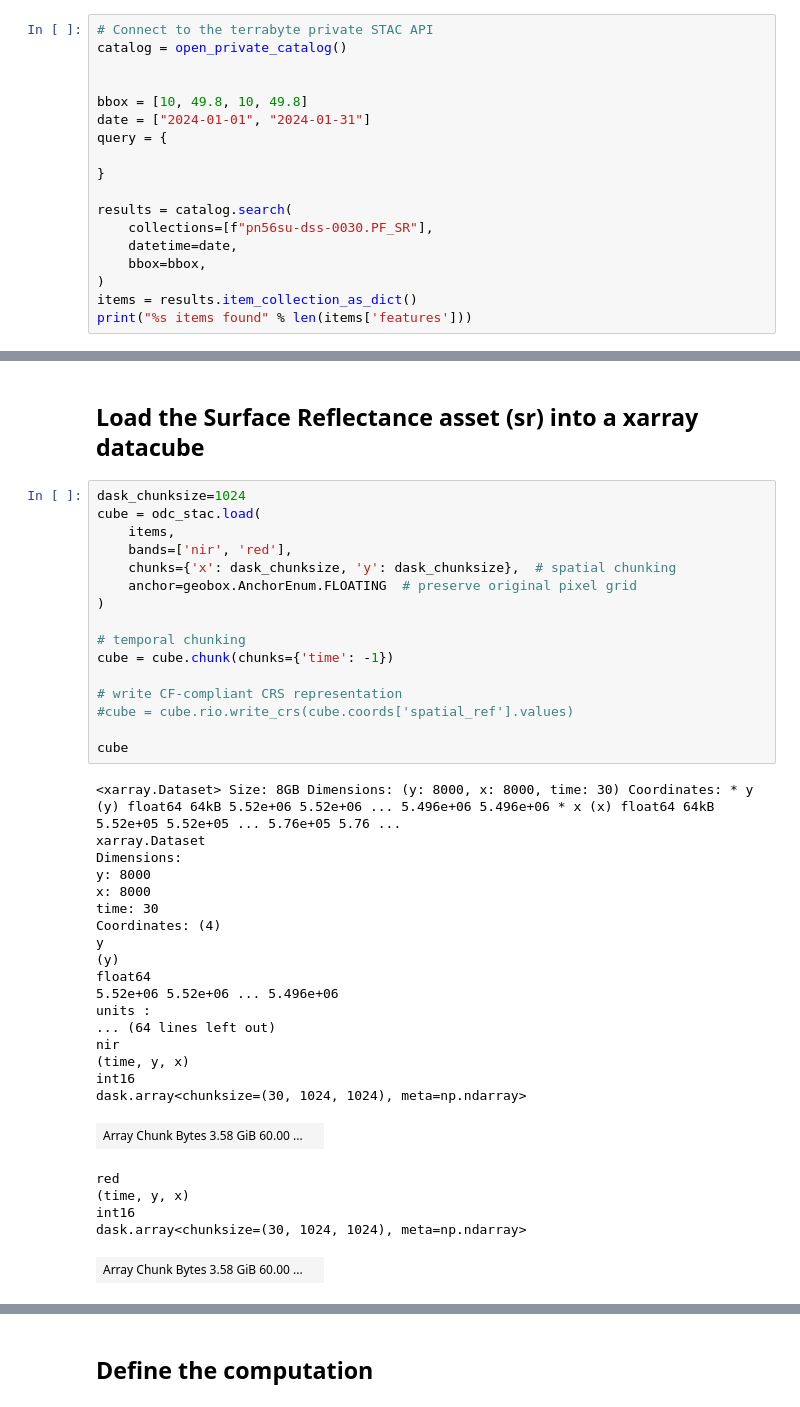
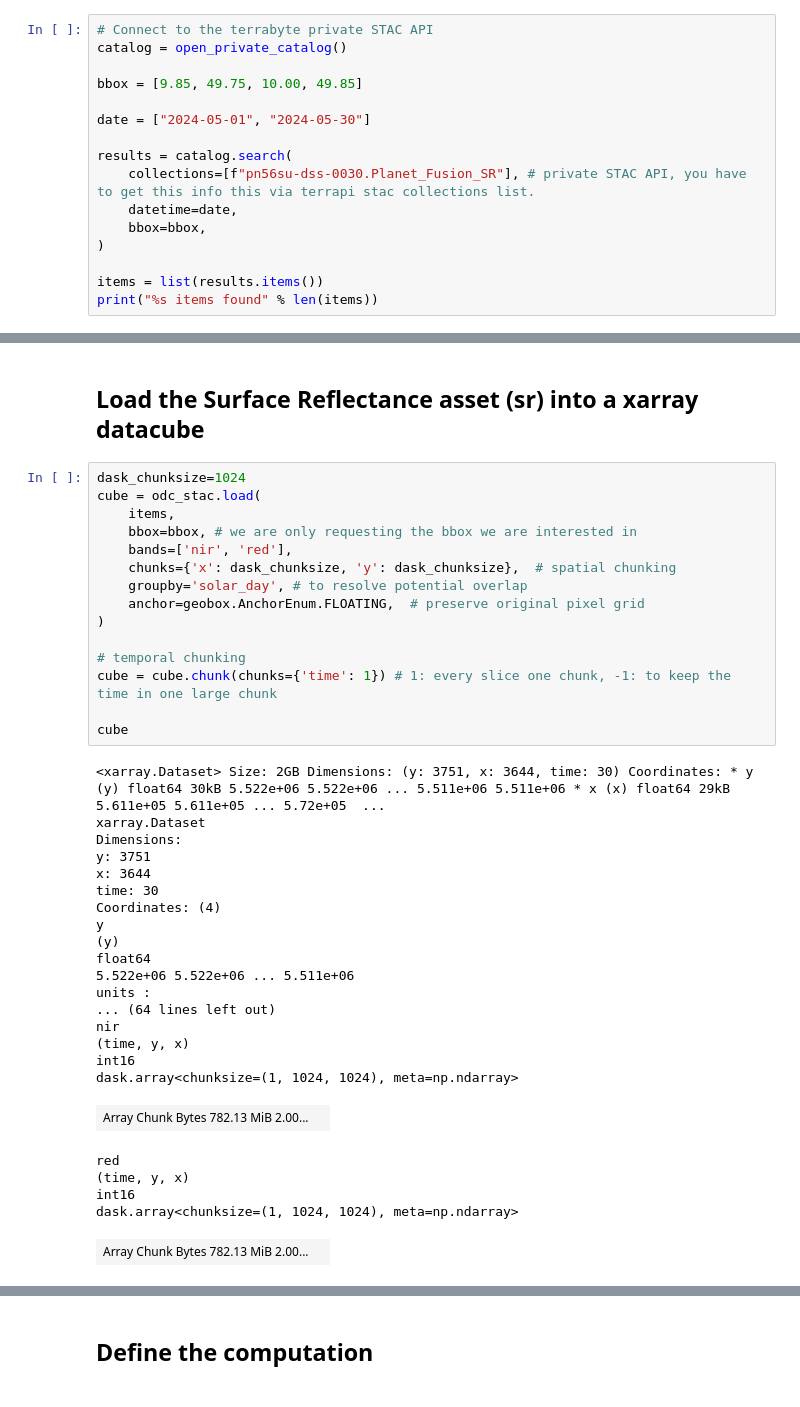
Before and after one commit to DLR-terrabyte/eo-examples, a Jupyter notebook: datasets/planet_fusion.ipynb, the cells around one changed output, grey strips where cells are left out. Cells and saved outputs as stored; diff of their text form.

```diff
--- a/datasets/planet_fusion.ipynb
+++ b/datasets/planet_fusion.ipynb
@@ -21,18 +31,16 @@ from terrapi.client.stac import open_private_catalog
 # Connect to the terrabyte private STAC API
 catalog = open_private_catalog()
 
+bbox = [9.85, 49.75, 10.00, 49.85]
 
-bbox = [10, 49.8, 10, 49.8]
-date = ["2024-01-01", "2024-01-31"]
-query = {
-
-}
+date = ["2024-05-01", "2024-05-30"]
 
 results = catalog.search(
-    collections=[f"pn56su-dss-0030.PF_SR"],
+    collections=[f"pn56su-dss-0030.Planet_Fusion_SR"], # private STAC API, you have to get this info this via terrapi stac collections list.
     datetime=date,
     bbox=bbox,
 )
-items = results.item_collection_as_dict()
-print("%s items found" % len(items['features']))
+
+items = list(results.items())
+print("%s items found" % len(items))
 # %% [output]
@@ -70,43 +91,42 @@ map
 # %%
 dask_chunksize=1024
 cube = odc_stac.load(
     items,
+    bbox=bbox, # we are only requesting the bbox we are interested in
     bands=['nir', 'red'],
     chunks={'x': dask_chunksize, 'y': dask_chunksize},  # spatial chunking
-    anchor=geobox.AnchorEnum.FLOATING  # preserve original pixel grid
+    groupby='solar_day', # to resolve potential overlap
+    anchor=geobox.AnchorEnum.FLOATING,  # preserve original pixel grid
 )
 
 # temporal chunking
-cube = cube.chunk(chunks={'time': -1})
-
-# write CF-compliant CRS representation
-#cube = cube.rio.write_crs(cube.coords['spatial_ref'].values)
+cube = cube.chunk(chunks={'time': 1}) # 1: every slice one chunk, -1: to keep the time in one large chunk
 
 cube
 # %% [output]
-<xarray.Dataset> Size: 8GB Dimensions: (y: 8000, x: 8000, time: 30) Coordinates: * y (y) float64 64kB 5.52e+06 5.52e+06 ... 5.496e+06 5.496e+06 * x (x) float64 64kB 5.52e+05 5.52e+05 ... 5.76e+05 5.76 ...
+<xarray.Dataset> Size: 2GB Dimensions: (y: 3751, x: 3644, time: 30) Coordinates: * y (y) float64 30kB 5.522e+06 5.522e+06 ... 5.511e+06 5.511e+06 * x (x) float64 29kB 5.611e+05 5.611e+05 ... 5.72e+05  ...
 xarray.Dataset
 Dimensions:
-y: 8000
-x: 8000
+y: 3751
+x: 3644
 time: 30
 Coordinates: (4)
 y
 (y)
 float64
-5.52e+06 5.52e+06 ... 5.496e+06
+5.522e+06 5.522e+06 ... 5.511e+06
 units :
 ... (64 lines left out)
 nir
 (time, y, x)
 int16
-dask.array<chunksize=(30, 1024, 1024), meta=np.ndarray>
+dask.array<chunksize=(1, 1024, 1024), meta=np.ndarray>
-| Array Chunk Bytes 3.58 GiB 60.00 ... |  |
+| Array Chunk Bytes 782.13 MiB 2.00... |  |
 red
 (time, y, x)
 int16
-dask.array<chunksize=(30, 1024, 1024), meta=np.ndarray>
+dask.array<chunksize=(1, 1024, 1024), meta=np.ndarray>
-| Array Chunk Bytes 3.58 GiB 60.00 ... |  |
+| Array Chunk Bytes 782.13 MiB 2.00... |  |
 Indexes: (3)
 y
 PandasIndex
```
Also changed, not shown: parts of 41 cells of this notebook, 1 other file.
